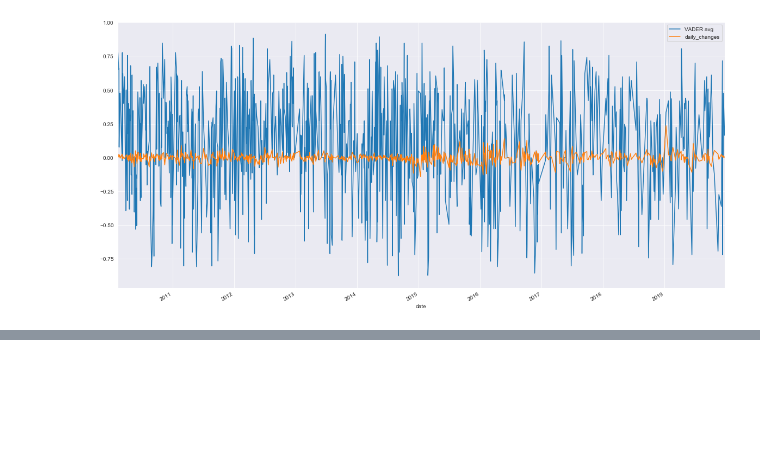
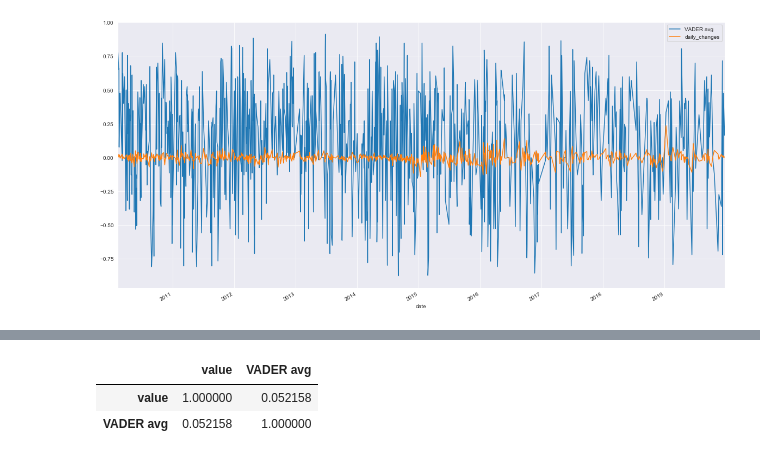
Before and after one commit to treyhunold/project_1, a Jupyter notebook: nyt_sentiment_analysis.ipynb, the cells around one changed output, grey strips where cells are left out. Cells and saved outputs as stored; diff of their text form; code cells hidden in the pictures; blank space fills up the shorter version.

```diff
--- a/nyt_sentiment_analysis.ipynb
+++ b/nyt_sentiment_analysis.ipynb
@@ -525,0 +565,6 @@ sns.heatmap(correlation, vmin=-1, vmax=1)
+# %%
+correlation
+# %% [output]
+|  | value | VADER avg |
+| value | 1.000000 | 0.052158 |
+| VADER avg | 0.052158 | 1.000000 |
```
Also changed, not shown: parts of 41 cells of this notebook, 7 other files.
